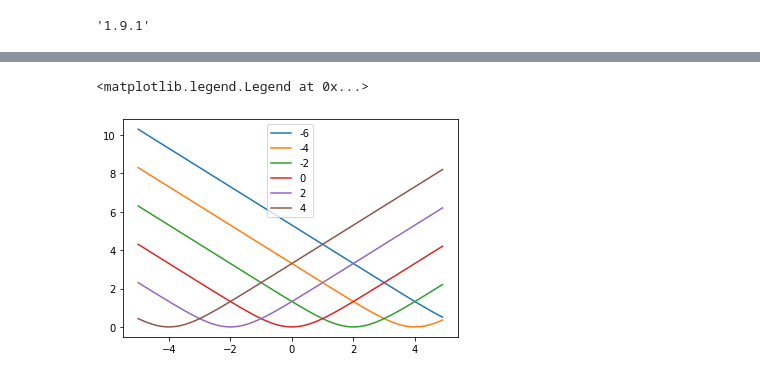
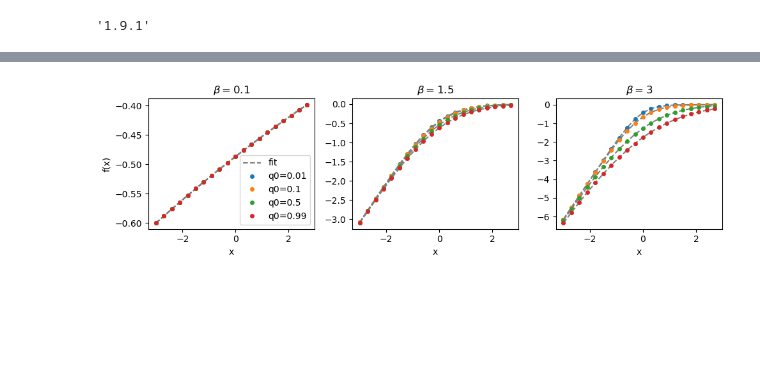
Before and after one commit to ocadni/h2arnn, a Jupyter notebook: results/tex/img/num_evid.ipynb, the cells around one changed output, grey strips where cells are left out. Drawn from its saved outputs; the diff is of its cells as text; code cells hidden in the pictures; blank space fills up the shorter version.

```diff
--- a/results/tex/img/num_evid.ipynb
+++ b/results/tex/img/num_evid.ipynb
@@ -184,8 +105,0 @@ def f_1rsb_approx(x, a0, b0, a1, b1, a2, b2):
-# %%
-a1=2
-b1=-3
-a2=-1
-b2=-1
-q0=0.9
-print(f"beta {beta}")
-popt, pcov, y_diff, y_diff_rel = fit(f_1rsb, f_1rsb_approx, [q0,a1,b1,a2,b2], plot=True)
@@ -312,2 +105,0 @@ def f_rs_approx(x, a, b, c, d):
-# %%
-fit(f_rs, f_rs_approx, [0.2,2.5,1])
@@ -538,11 +106,41 @@ plt.legend()
-# %%
-bb = np.arange(-6,6,2)
-y = []
-for b in bb:
-    x = np.arange(-5,5,0.1)
-    y = f1(b,x)
-    plt.plot(x,y, label=f"{b}")
-plt.legend()
-# %% [output]
-<matplotlib.legend.Legend at 0x...>
-[figure, removed]
+# %%
+fig, axs = plt.subplots(1, 3, figsize=(10,3))
+
+q0=0.01
+JJ=0.1
+beta=1
+true_func = f_rs
+fit_func = f_rs_approx
+range_=3
+dx=0.3
+x = np.arange(-range_,range_,dx)
+for i, beta in enumerate([0.1, 1.5, 3]):
+        for ii, q0 in enumerate([0.01, 0.1, 0.5 ,0.99]):
+                params_true = [q0,beta,JJ]
+                popt, pcov, y_diff, y_diff_rel = fit(true_func, fit_func, params_true, p0=[0.1, q0,beta,JJ], plot=False, range_=range_, dx=dx)
+                y=[]
+                for b in x:
+                        y.append(int_f(true_func(b, *params_true)))
+
+                        #label=f'fit: {popt}')
+                if ii==0:
+                        axs[i].plot(x, fit_func(x, *popt), '--',c="grey", label=f'fit')
+                else:
+                        axs[i].plot(x, fit_func(x, *popt), '--',c="grey",)
+                axs[i].plot(x, y,".", label=f'q0={q0}', markersize=8, )
+                axs[i].set_title(r"$\beta=$"+f"{beta}")
+                axs[i].set_xlabel(f"x")
+# #ax2.set_ylim(0,2)
+# ax2.plot(x, y_diff,
+#         label='diff')
+# ax3.plot(x, y_diff_rel,
+#         label='diff rel')
+axs[0].legend()
+axs[0].set_ylabel("f(x)")
+#axs[1].legend()
+#axs[2].legend()
+plt.tight_layout()
+
+plt.savefig("fit_rs.pdf")
+# %% [output]
+[figure, added]
```
Also changed, not shown: parts of 29 cells of this notebook, 34 other files.
